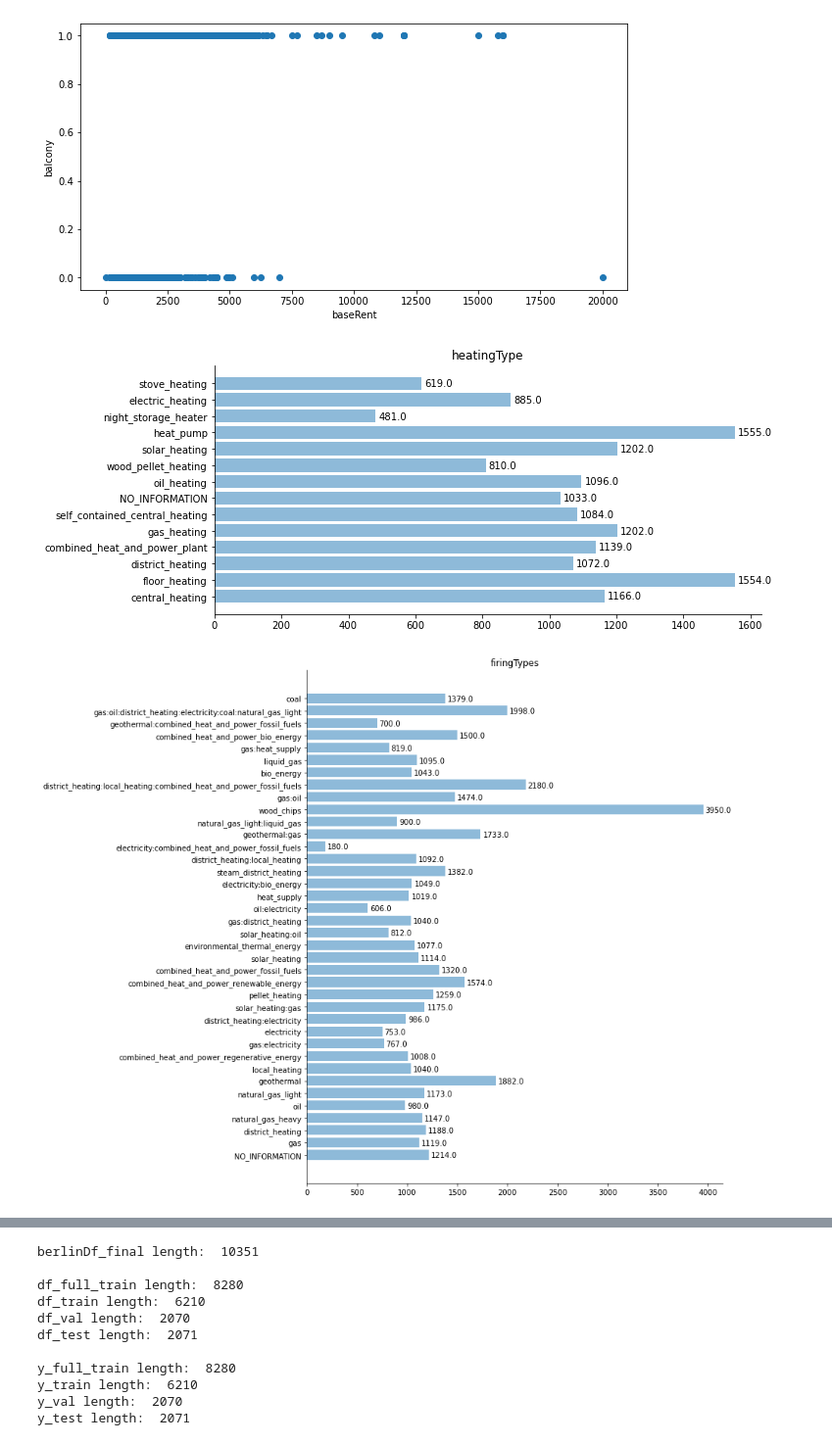
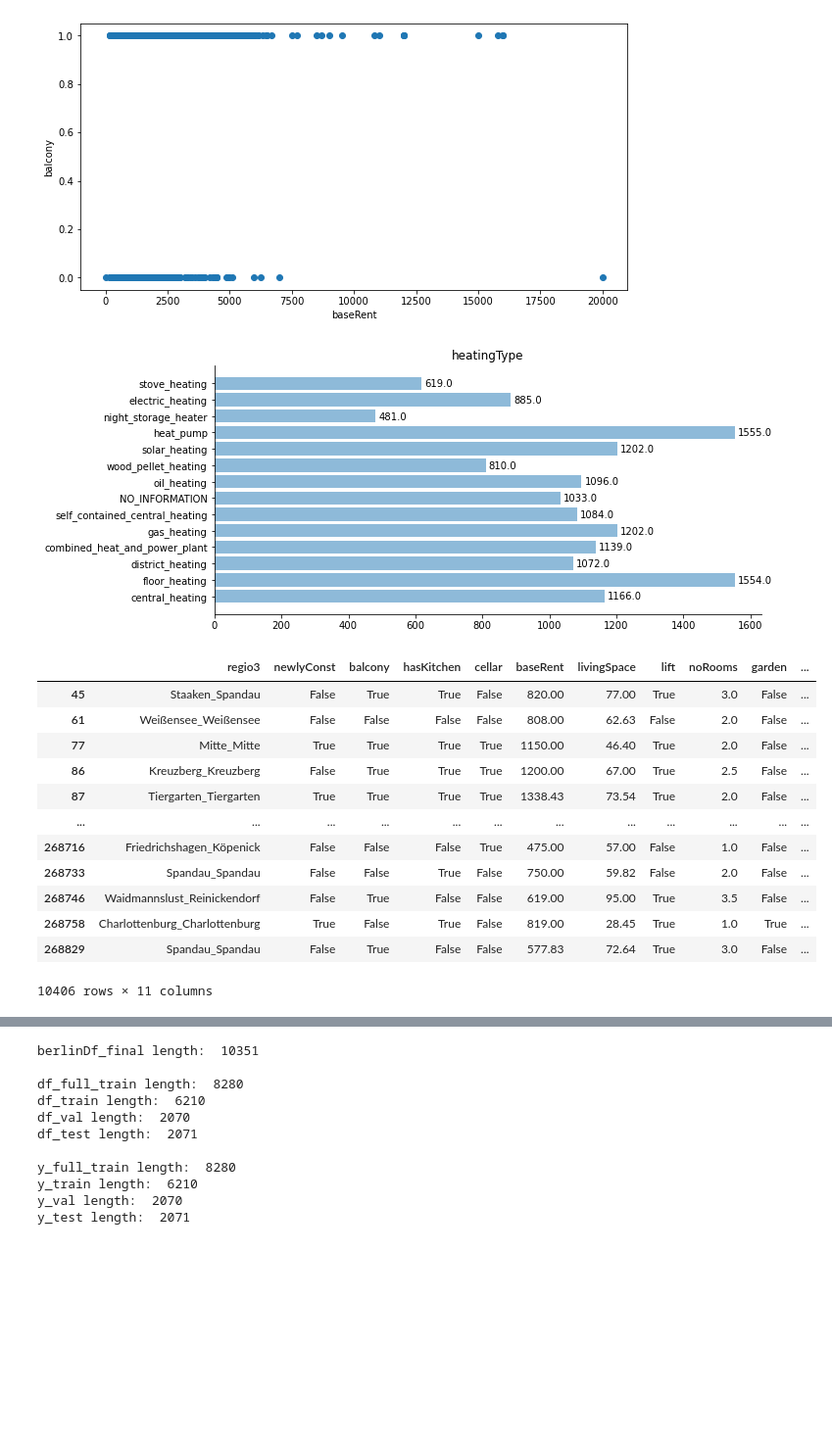
Before and after one commit to razorcd/ml-project, a Jupyter notebook: capstone-project/data_analysis.ipynb, the cells around one changed output, grey strips where cells are left out. Shown at 98% size. Saved outputs shown, nothing was run; the diff lists cells and outputs as text; code cells hidden in the pictures; blank space fills up the shorter version.

```diff
--- a/capstone-project/data_analysis.ipynb
+++ b/capstone-project/data_analysis.ipynb
@@ -111,7 +111,7 @@ dtype: int64
 
 # We will be removing: ['yearConstructed', 'noParkSpaces', 'floor', 'numberOfFloors', 'typeOfFlat', 'heatingCosts', 'lastRefurbish', 'interiorQual']
 # because there are too many NA values, and feature are not that important.
-berlinDf_select = berlinDf_select.drop(['yearConstructed', 'noParkSpaces', 'floor', 'numberOfFloors', 'typeOfFlat', 'heatingCosts', 'lastRefurbish', 'interiorQual', 'petsAllowed', 'energyEfficiencyClass'], axis='columns')
+berlinDf_select = berlinDf_select.drop(['yearConstructed', 'noParkSpaces', 'floor', 'numberOfFloors', 'typeOfFlat', 'heatingCosts', 'lastRefurbish', 'interiorQual', 'petsAllowed', 'energyEfficiencyClass', 'firingTypes'], axis='columns')
 
 # Also ['regio1', 'totalRent', 'picturecount', 'condition', 'geo_bln'] is not a value that we want to predict on.
 berlinDf_select = berlinDf_select.drop(['regio1', 'totalRent', 'picturecount', 'condition', 'geo_bln'], axis='columns')
@@ -177,7 +178,7 @@ for c in ["livingSpace", "noRooms", "hasKitchen", "cellar", "garden", "balcony"]
 [figure]
 [figure]
 # %%
-for c in ["heatingType", "firingTypes"]:
+for c in ["heatingType"]:
     berlinDf_select[c] = berlinDf_select[c].fillna("NO_INFORMATION")
     classes = berlinDf_select[c].unique()
     data = {}
@@ -187,4 +188,52 @@ for c in ["heatingType", "firingTypes"]:
     plot_barh(data, c)
 # %% [output]
 [figure]
-[figure, removed]
+# %%
+# we need to reduce the heatingType to 2..3 categorical values to not be hard to predict for users
+# new 'heating' column: ['low', 'normal', 'high']
+# 'NO_INFORMATION' will result in 'heating'='normal'
+
+berlinDf_select['heatingType'].unique()
+
+conditions = [
+    (berlinDf_select['heatingType']== 'night_storage_heater'),
+    (berlinDf_select['heatingType']== 'solar_heating'),
+
+    (berlinDf_select['heatingType']== 'self_contained_central_heating'),
+    (berlinDf_select['heatingType']== 'heat_pump'),
+    (berlinDf_select['heatingType']== 'gas_heating'),
+    (berlinDf_select['heatingType']== 'combined_heat_and_power_plant'),
+    (berlinDf_select['heatingType']== 'district_heating'),
+    (berlinDf_select['heatingType']== 'floor_heating'),
+    (berlinDf_select['heatingType']== 'central_heating'),
+
+    (berlinDf_select['heatingType']== 'stove_heating'),
+    (berlinDf_select['heatingType']== 'electric_heating'),
+    (berlinDf_select['heatingType']== 'wood_pellet_heating'),
+    (berlinDf_select['heatingType']== 'oil_heating'),
+
+    (berlinDf_select['heatingType']== 'NO_INFORMATION'),
+]
+
+result = ['low', 'low',
+          'normal', 'normal', 'normal', 'normal', 'normal', 'normal', 'normal',
+          'high', 'high', 'high', 'high',
+          'normal']
+
+berlinDf_select['heating'] = np.select(conditions, result)
+berlinDf_select.drop('heatingType', axis='columns', inplace=True)
+berlinDf_select
+# %% [output]
+|  | regio3 | newlyConst | balcony | hasKitchen | cellar | baseRent | livingSpace | lift | noRooms | garden | ... |
+| 45 | Staaken_Spandau | False | True | True | False | 820.00 | 77.00 | True | 3.0 | False | ... |
+| 61 | Weißensee_Weißensee | False | False | False | False | 808.00 | 62.63 | False | 2.0 | False | ... |
+| 77 | Mitte_Mitte | True | True | True | True | 1150.00 | 46.40 | True | 2.0 | False | ... |
+| 86 | Kreuzberg_Kreuzberg | False | True | True | True | 1200.00 | 67.00 | True | 2.5 | False | ... |
+| 87 | Tiergarten_Tiergarten | True | True | True | True | 1338.43 | 73.54 | True | 2.0 | False | ... |
+| ... | ... | ... | ... | ... | ... | ... | ... | ... | ... | ... | ... |
+| 268716 | Friedrichshagen_Köpenick | False | False | False | True | 475.00 | 57.00 | False | 1.0 | False | ... |
+| 268733 | Spandau_Spandau | False | False | True | False | 750.00 | 59.82 | False | 2.0 | False | ... |
+| 268746 | Waidmannslust_Reinickendorf | False | True | False | False | 619.00 | 95.00 | True | 3.5 | False | ... |
+| 268758 | Charlottenburg_Charlottenburg | True | False | True | False | 819.00 | 28.45 | True | 1.0 | True | ... |
+| 268829 | Spandau_Spandau | False | True | False | False | 577.83 | 72.64 | True | 3.0 | False | ... |
+10406 rows × 11 columns
```
Also changed, not shown: parts of 5 cells of this notebook.
